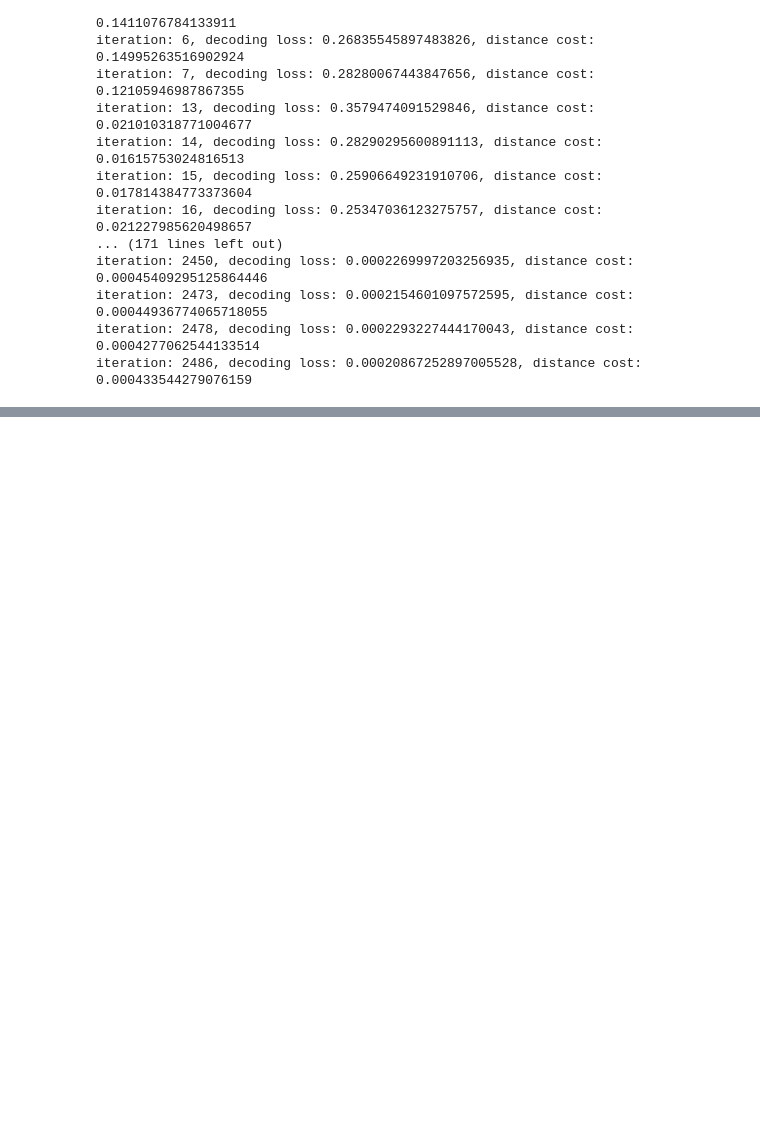
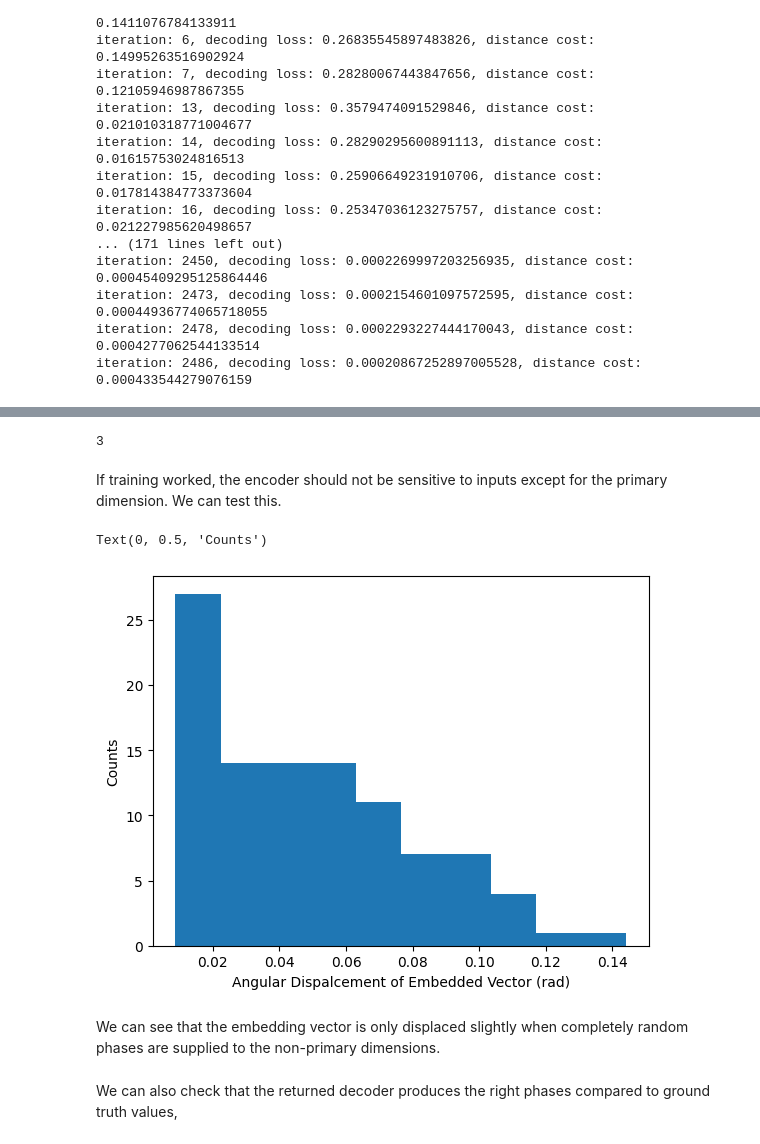
Before and after one commit to trevormccrt/dmd, a Jupyter notebook: manifold_encoder_decoder/examples/dimension_detection.ipynb, the cells around one changed output, grey strips where cells are left out. Cells and saved outputs as stored; diff of their text form; code cells hidden in the pictures; blank space fills up the shorter version.

```diff
--- a/manifold_encoder_decoder/examples/dimension_detection.ipynb
+++ b/manifold_encoder_decoder/examples/dimension_detection.ipynb
@@ -71,0 +71,29 @@ all_test_phases[:, 1 - not_used_dimension] = test_const_phase
+# %%
+used_dimension = np.argmin(geometry_profile)
+print(used_dimension)
+# %% [output]
+3
+# %% [markdown]
+If training worked, the encoder should not be sensitive to inputs except for the primary dimension. We can test this.
+# %%
+test_batch_size = 100
+all_test_phases = np.random.uniform(-np.pi, np.pi, (test_batch_size, max_n_dimensions))
+all_test_phases[:, used_dimension] = np.ones(test_batch_size) * np.random.uniform(-np.pi, np.pi)
+# %%
+with torch.no_grad():
+    test_embeddings = encoder(torch.tensor(geometry_util.angles_to_ring(all_test_phases), dtype=torch.get_default_dtype()).to(device)).cpu().numpy()
+# %%
+mean_result = np.mean(test_embeddings, axis=0)
+embedding_angle_shifts = np.arccos(np.einsum("j, ij -> i", mean_result, test_embeddings)/(np.sqrt(mean_result.dot(mean_result) * np.einsum("ij, ij -> i", test_embeddings, test_embeddings))))
+# %%
+fig, ax = plt.subplots()
+ax.hist(embedding_angle_shifts)
+ax.set_xlabel("Angular Dispalcement of Embedded Vector (rad)")
+ax.set_ylabel("Counts")
+# %% [output]
+Text(0, 0.5, 'Counts')
+[figure, added]
+# %% [markdown]
+We can see that the embedding vector is only displaced slightly when completely random phases are supplied to the non-primary dimensions.
+# %% [markdown]
+We can also check that the returned decoder produces the right phases compared to ground truth values,
```
Also changed, not shown: parts of 10 cells of this notebook.
